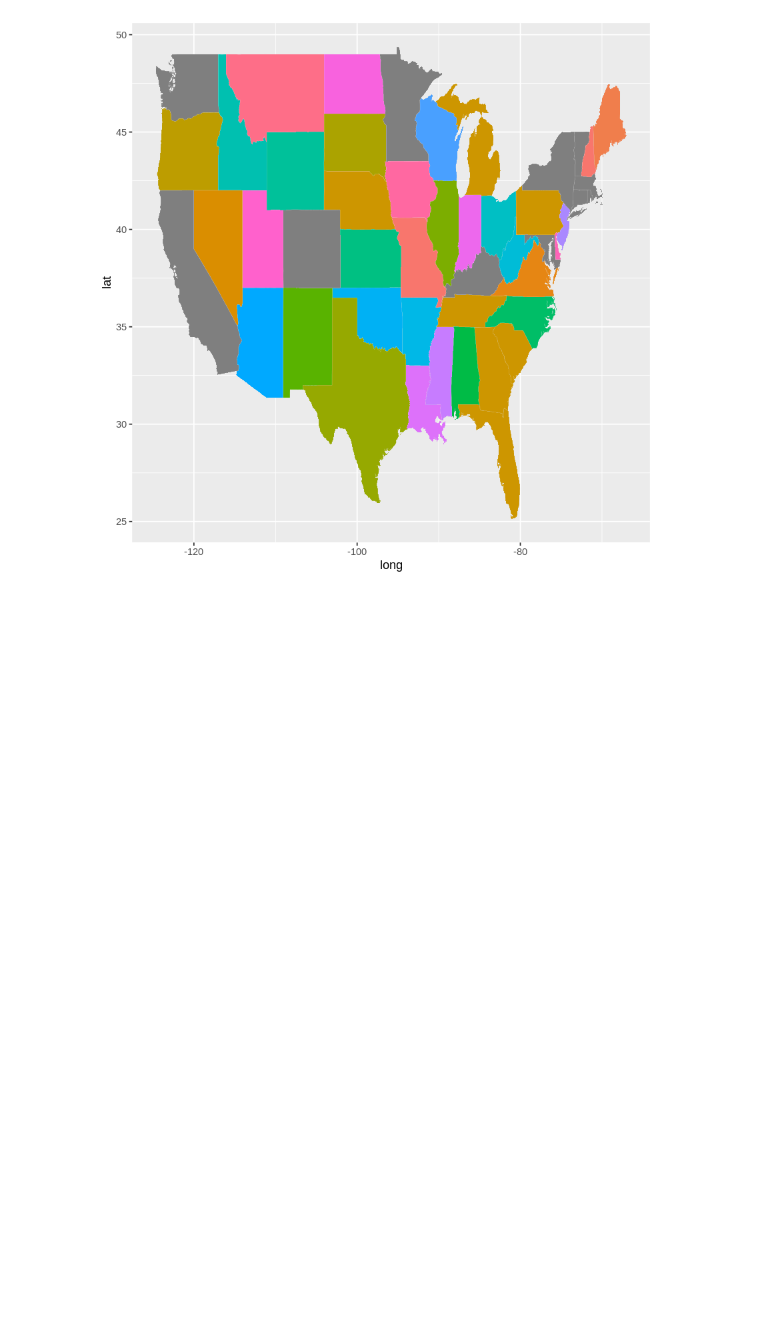
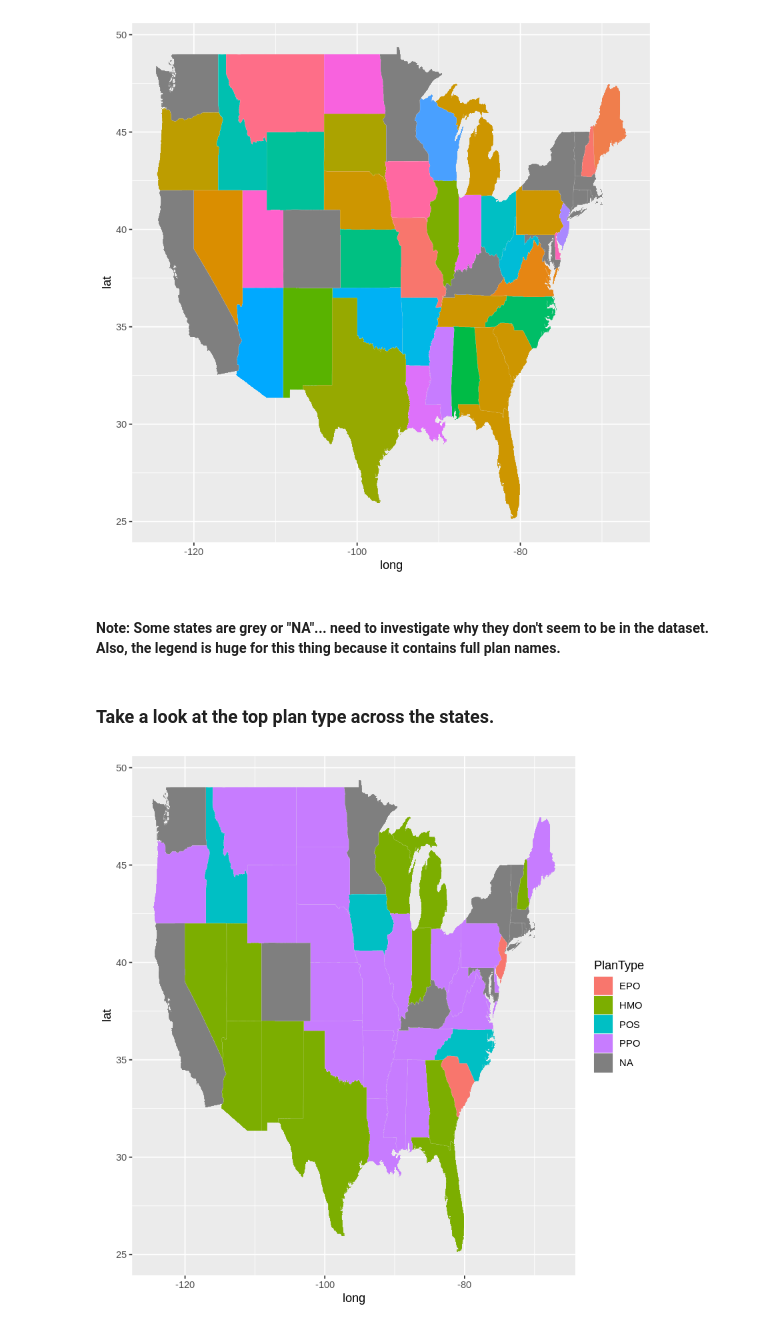
Before and after one commit to bryanjonas/HealthInsuranceEDA, a Jupyter notebook: PlansVaryStates.ipynb, the cells around one changed output. Drawn from its saved outputs; the diff is of its cells as text; code cells hidden in the pictures; blank space fills up the shorter version.

Commit message:
More analysis in PlansVaryStates

```diff
--- a/PlansVaryStates.ipynb
+++ b/PlansVaryStates.ipynb
@@ -66,3 +68,18 @@ geom_polygon(color='gray90', size=0.05)+
 guides(fill = FALSE)
 # %% [output]
 [figure]
+# %% [markdown]
+#### Note: Some states are grey or "NA"... need to investigate why they don't seem to be in the dataset.  Also, the legend is huge for this thing because it contains full plan names.
+# %% [markdown]
+### Take a look at the top plan type across the states.
+# %%
+topPlanByType <- planData %>%
+count(StateCode, PlanType, sort = TRUE) %>%
+group_by(StateCode) %>%
+slice(which.max(table(PlanType)))
+# %%
+full_join(us_states, topPlanByType, by = c('State' = 'StateCode')) %>%
+ggplot(aes(x = long, y = lat, group = group, fill = PlanType)) +
+geom_polygon(color='gray90', size=0.05)
+# %% [output]
+[figure, added]
```
Also changed, not shown: parts of 11 cells of this notebook, 1 other file.
